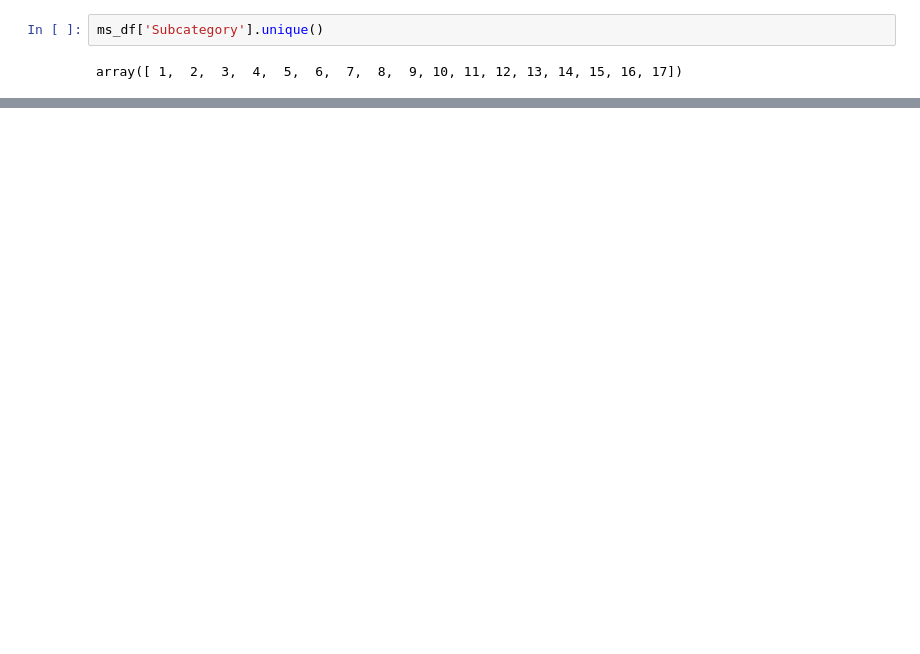
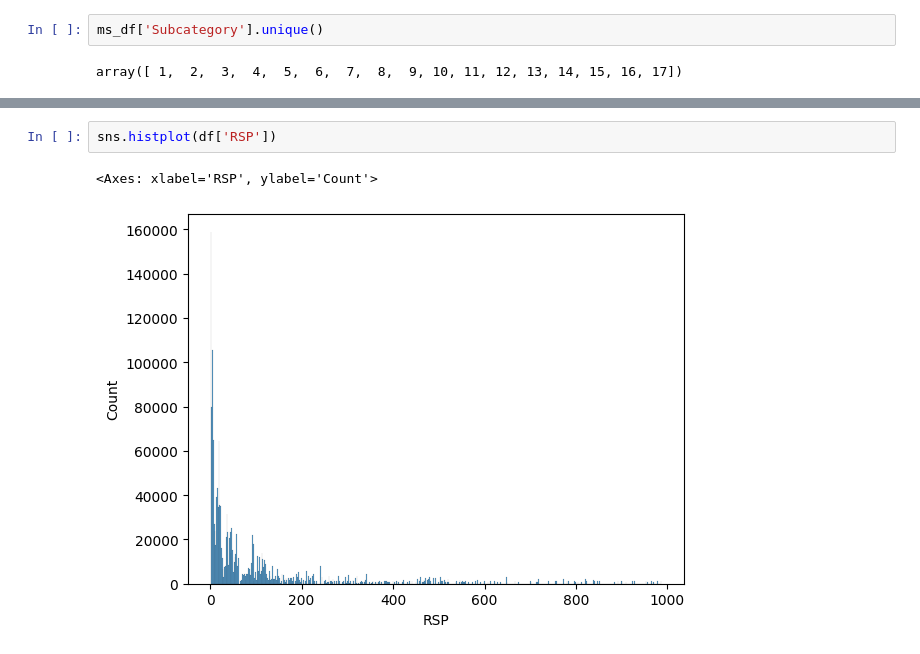
Before and after one commit to Mourad-Amj/Dragonyte_project_Team1, a Jupyter notebook: analysis.ipynb, the cells around one changed output, grey strips where cells are left out. Cells and saved outputs as stored; diff of their text form; blank space fills up the shorter version.

```diff
--- a/analysis.ipynb
+++ b/analysis.ipynb
@@ -407,0 +421,5 @@ numerical=df.select_dtypes(include=np.number)
+# %%
+sns.histplot(df['RSP'])
+# %% [output]
+<Axes: xlabel='RSP', ylabel='Count'>
+[figure, added]
```
Also changed, not shown: parts of 57 cells of this notebook, 1 other file.
